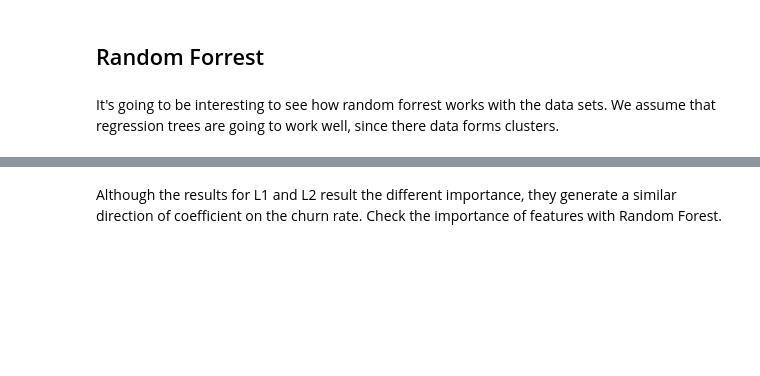
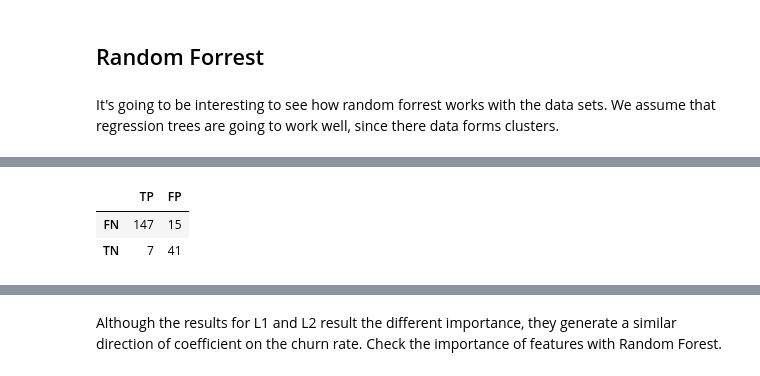
Before and after one commit to hoang777/fun_stuff, a Jupyter notebook: Untitled.ipynb, the cells around one changed output, grey strips where cells are left out. Saved outputs shown, nothing was run; the diff lists cells and outputs as text; code cells hidden in the pictures; blank space fills up the shorter version.

```diff
--- a/Untitled.ipynb
+++ b/Untitled.ipynb
@@ -783,3 +876,9 @@ confusion_matrix(predictions, test_labels)
+# %%
+pd.DataFrame(data = confusion_matrix(predictions, test_labels), columns = ["TP","FP"], index=["FN","TN"])
+# %% [output]
+|  | TP | FP |
+| FN | 147 | 15 |
+| TN | 7 | 41 |
 # %%
 from sklearn.datasets import load_breast_cancer
 cancer = load_breast_cancer()
```
Also changed, not shown: parts of 44 cells of this notebook.
